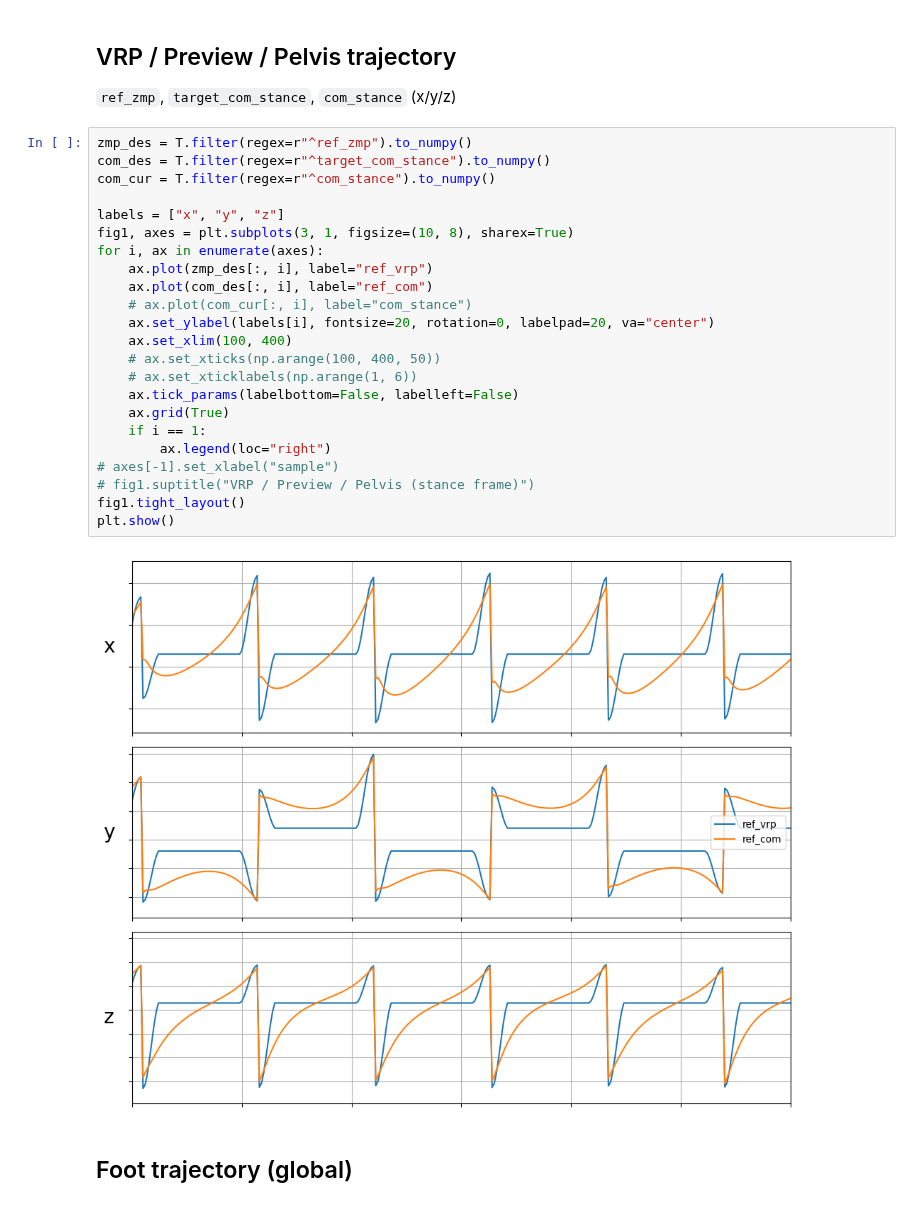
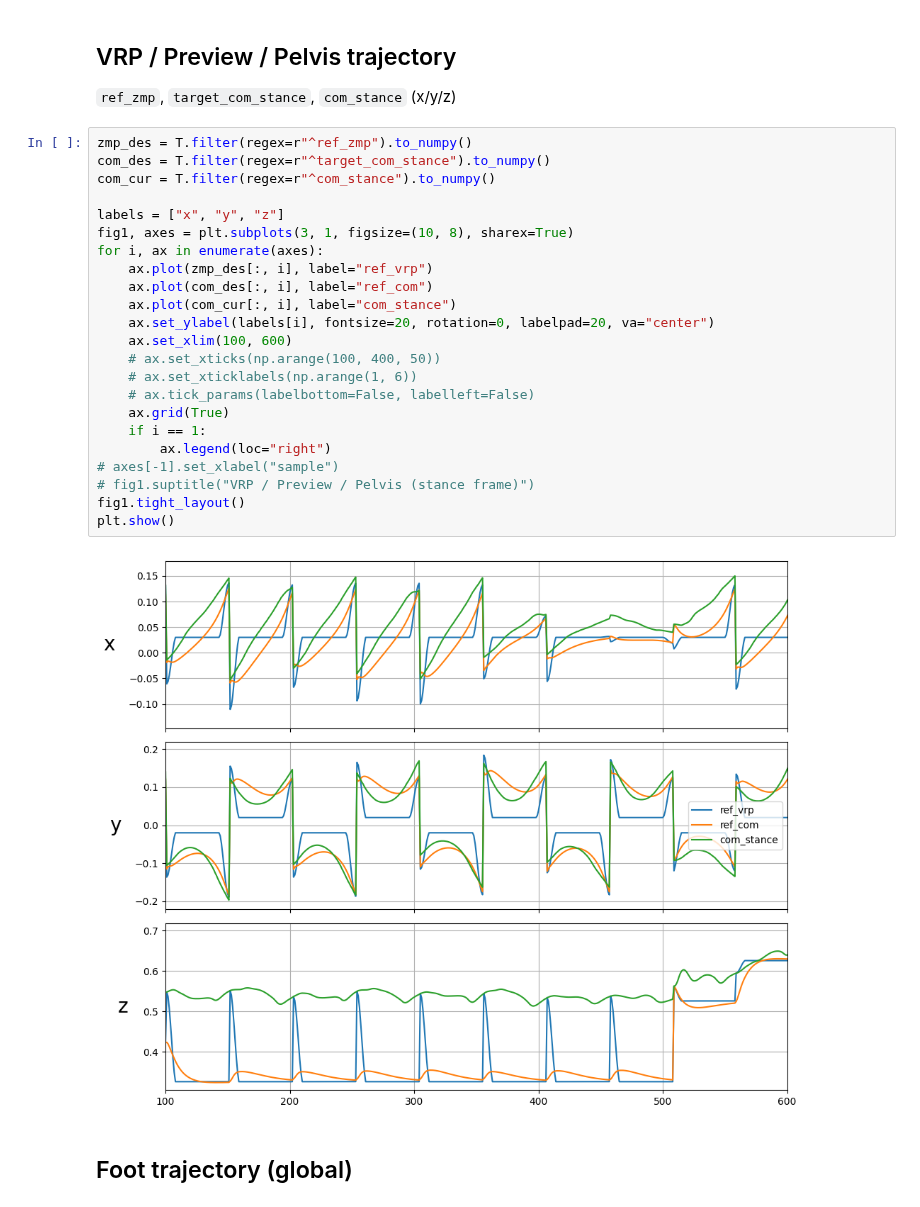
Before and after one commit to yongarry/g1_controller, a Jupyter notebook: log/plotting.ipynb, the cells around one changed output. Drawn from its saved outputs; the diff is of its cells as text.

Commit message:
mys mode added plotting added

```diff
--- a/log/plotting.ipynb
+++ b/log/plotting.ipynb
@@ -56,28 +56,28 @@ T.head()
 # %%
 zmp_des = T.filter(regex=r"^ref_zmp").to_numpy()
 com_des = T.filter(regex=r"^target_com_stance").to_numpy()
 com_cur = T.filter(regex=r"^com_stance").to_numpy()
 
 labels = ["x", "y", "z"]
 fig1, axes = plt.subplots(3, 1, figsize=(10, 8), sharex=True)
 for i, ax in enumerate(axes):
     ax.plot(zmp_des[:, i], label="ref_vrp")
     ax.plot(com_des[:, i], label="ref_com")
-    # ax.plot(com_cur[:, i], label="com_stance")
+    ax.plot(com_cur[:, i], label="com_stance")
     ax.set_ylabel(labels[i], fontsize=20, rotation=0, labelpad=20, va="center")
-    ax.set_xlim(100, 400)
+    ax.set_xlim(100, 600)
     # ax.set_xticks(np.arange(100, 400, 50))
     # ax.set_xticklabels(np.arange(1, 6))
-    ax.tick_params(labelbottom=False, labelleft=False)
+    # ax.tick_params(labelbottom=False, labelleft=False)
     ax.grid(True)
     if i == 1:
         ax.legend(loc="right")
 # axes[-1].set_xlabel("sample")
 # fig1.suptitle("VRP / Preview / Pelvis (stance frame)")
 fig1.tight_layout()
 plt.show()
 # %% [output]
-[figure, old version]
+[figure, new version]
 # %% [markdown]
 ## Foot trajectory (global)
 # %%
```
Also changed, not shown: parts of 3 cells of this notebook, 20 other files.
